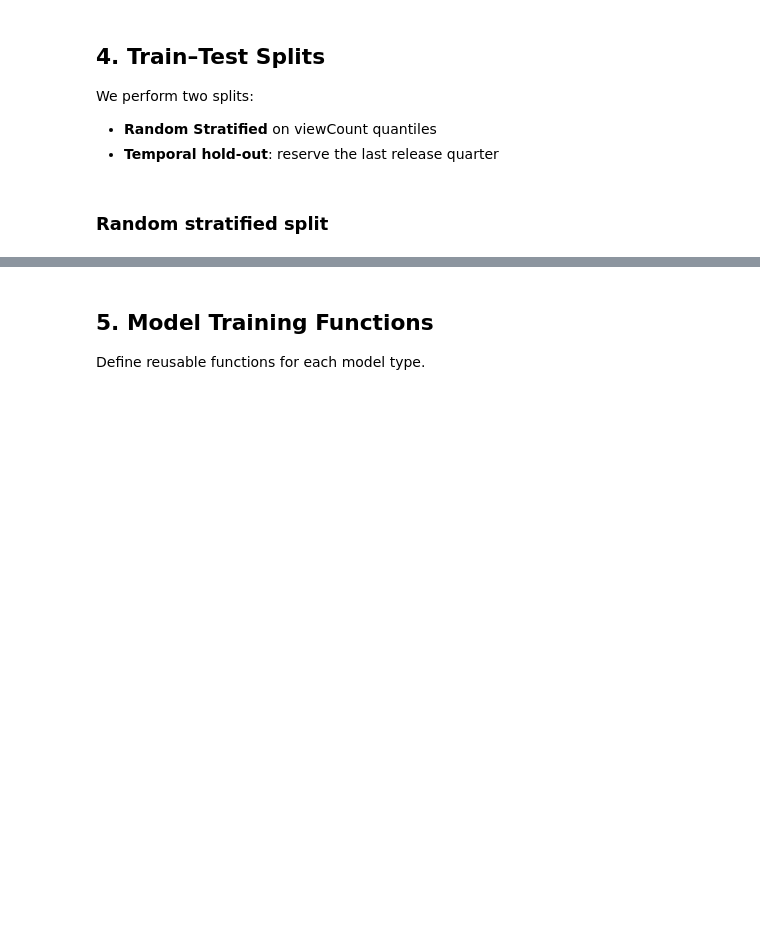
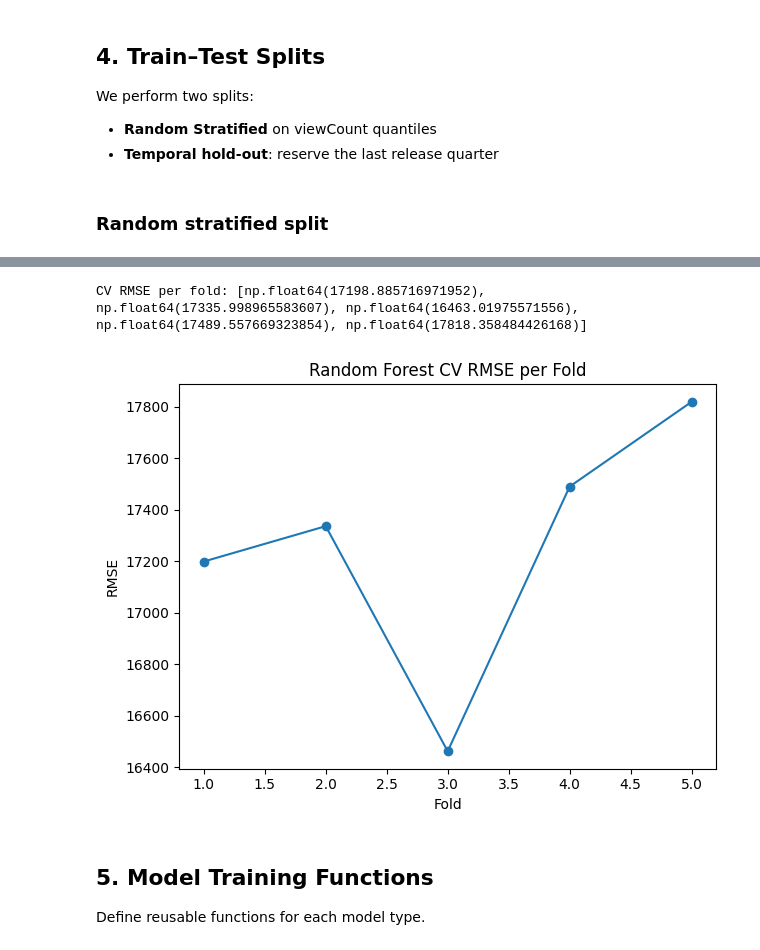
Before and after one commit to yohask/MTG_EDH, a Jupyter notebook: notebooks/model_development.ipynb, the cells around one changed output, grey strips where cells are left out. Saved outputs shown, nothing was run; the diff lists cells and outputs as text; code cells hidden in the pictures; blank space fills up the shorter version.

```diff
--- a/notebooks/model_development.ipynb
+++ b/notebooks/model_development.ipynb
@@ -116,3 +215,25 @@ logger.info(f"Temporal hold-out train/test shapes: {X_temp.shape}/{X_temp_test.s
+# %%
+# Record CV RMSE per fold for model stability
+from sklearn.model_selection import KFold
+cv_errors = []
+kf = KFold(n_splits=5, shuffle=True, random_state=42)
+for train_idx, val_idx in kf.split(X_rand):
+    model = RandomForestRegressor(n_estimators=100, random_state=42)
+    model.fit(X_rand.iloc[train_idx], y_rand.iloc[train_idx])
+    preds = model.predict(X_rand.iloc[val_idx])
+    rmse = np.sqrt(mean_squared_error(y_rand.iloc[val_idx], preds))
+    cv_errors.append(rmse)
+print('CV RMSE per fold:', cv_errors)
+plt.figure()
+plt.plot(range(1, 6), cv_errors, marker='o')
+plt.title('Random Forest CV RMSE per Fold')
+plt.xlabel('Fold')
+plt.ylabel('RMSE')
+plt.tight_layout()
+plt.show()
+# %% [output]
+CV RMSE per fold: [np.float64(17198.885716971952), np.float64(17335.998965583607), np.float64(16463.01975571556), np.float64(17489.557669323854), np.float64(17818.358484426168)]
+[figure, added]
 # %% [markdown]
 ## 5. Model Training Functions
 
```
Also changed, not shown: parts of 28 cells of this notebook, 22 other files.
